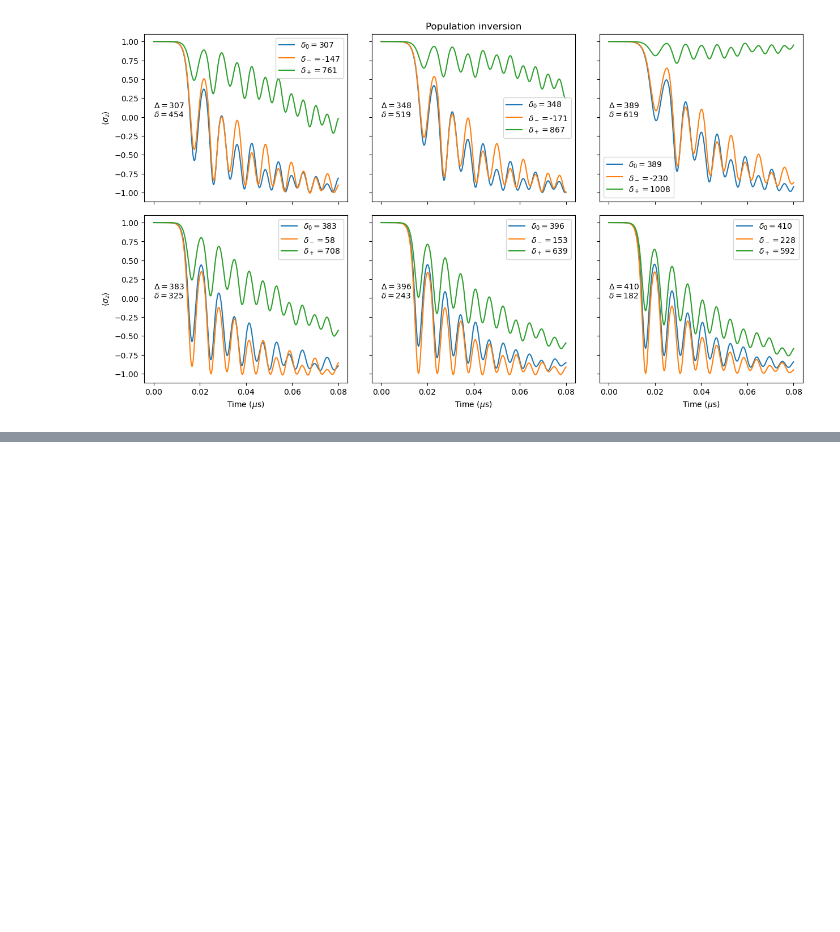
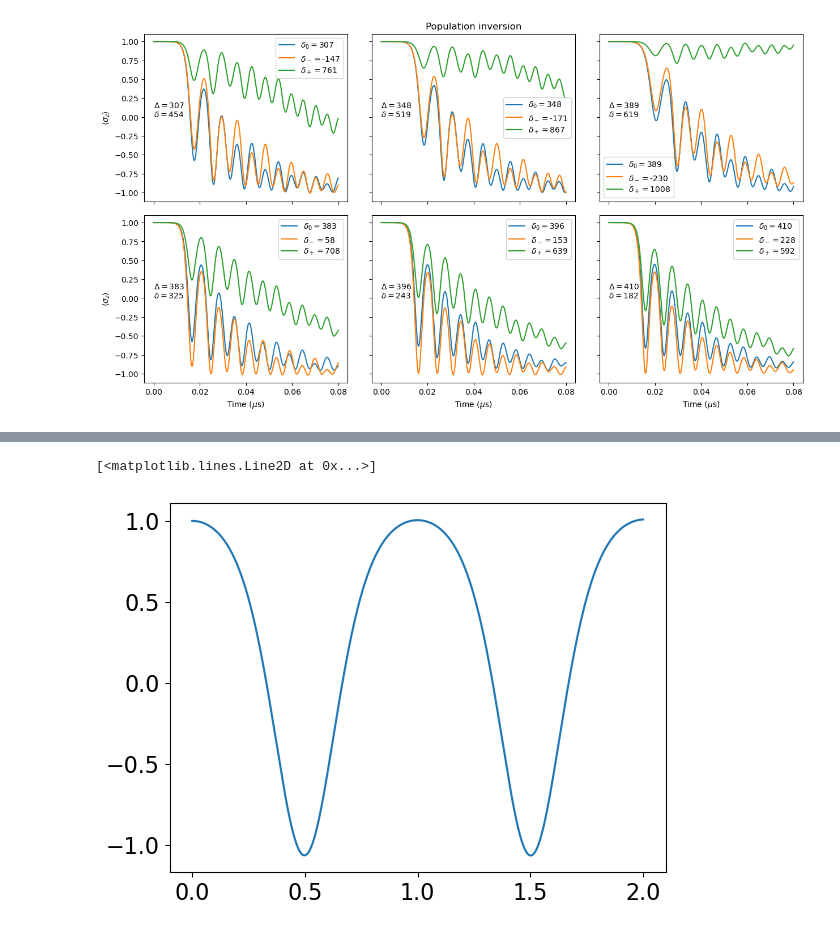
Before and after one commit to VodkaSin/Cuda_C_spin_sync, a Jupyter notebook: CUDA_code/cuda_run.ipynb, the cells around one changed output, grey strips where cells are left out. Cells and saved outputs as stored; diff of their text form; code cells hidden in the pictures; blank space fills up the shorter version.

```diff
--- a/CUDA_code/cuda_run.ipynb
+++ b/CUDA_code/cuda_run.ipynb
@@ -544,9 +634,9 @@ for i in range(len(detunings)):
     handle_list.append(handle)
     print(f"************************* Run {i+1} *************************")
     print(f"Handle: {handle} ")
-    # if os.path.isfile(f"Result_Sz_{handle}.dat") == False:
-    #     utils.runcmd(f'file.exe {params} {handle}')
-    # else:
-    #     print("File exits, skipping simulation")
-    utils.runcmd(f'file.exe {params} {handle}')
+    if os.path.isfile(f"Result_Sz_{handle}.dat") == False:
+        utils.runcmd(f'file.exe {params} {handle}')
+    else:
+        print("File exits, skipping simulation")
+    # utils.runcmd(f'file.exe {params} {handle}')
     print("\n")
@@ -718,8 +875,15 @@ delta_crit = [239,254,276,305,328,
                 179,156,136,119,111,
                 104,104,91,91,91,
                 325, 325, 325, 325, 243,
-                243, 243, 243, 243, 182]
-shifts = np.concatenate((np.linspace(20,800,20).astype(int), np.linspace(380,410,10).astype(int)))
-# shifts_manual = [ 20,  61, 102, 143, 184, 225, 266, 307, 348, 389, 430, 471, 512,
-#        553, 594, 635, 676, 717, 758, 800, 380, 383, 386, 390, 393, 396,
-#        400, 403, 406, 410]
+                243, 243, 243, 243, 182,
+                507, 531, 552, 326, 326,
+                326, 244, 183, 183, 183]
+shifts = np.concatenate((np.linspace(20,800,20).astype(int),
+                         np.linspace(380,410,10).astype(int),
+                         np.linspace(340,430,10).astype(int)))
+# shifts_manual = [ 20,  61, 102, 143, 184,
+#                   225, 266, 307, 348, 389,
+#                   430, 471, 512, 553, 594,
+#                   635, 676, 717, 758, 800,
+#                   380, 383, 386, 390, 393,
+#                   396, 400, 403, 406, 410]
@@ -845,0 +1070,16 @@ if plot_save:
+# %%
+#############################################################
+# Read outputs
+#############################################################
+n_tests = len(handle_list) # Number of tests
+results = [utils.read_results(handle) for handle in handle_list]
+time_list = [results[i][0] for i in range(n_tests)]
+sz_list = [results[i][1] for i in range(n_tests)] # Population inversion
+coherence_list = [results[i][2] for i in range(n_tests)] # Coherence with class 0
+photon_list = [results[i][3] for i in range(n_tests)] # Intracavity photon number
+# %%
+
+plt.plot(time_list[0], sz_list[0])
+# %% [output]
+[<matplotlib.lines.Line2D at 0x...>]
+[figure, added]
```
Also changed, not shown: parts of 14 cells of this notebook.
